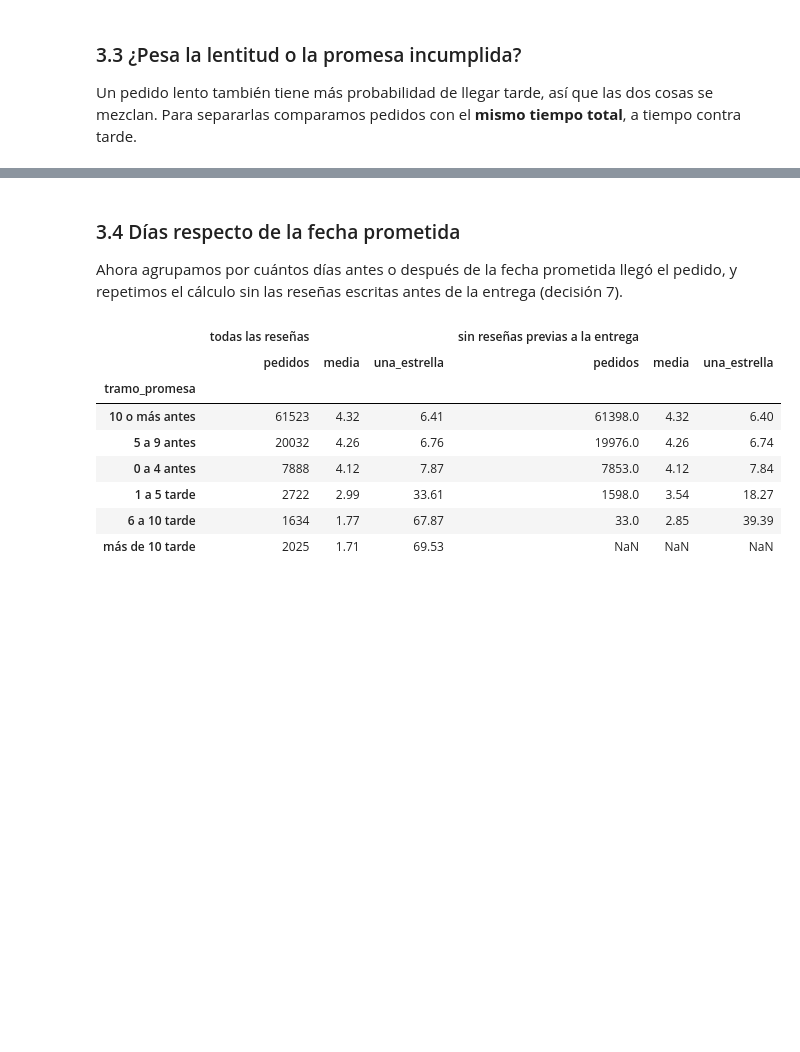
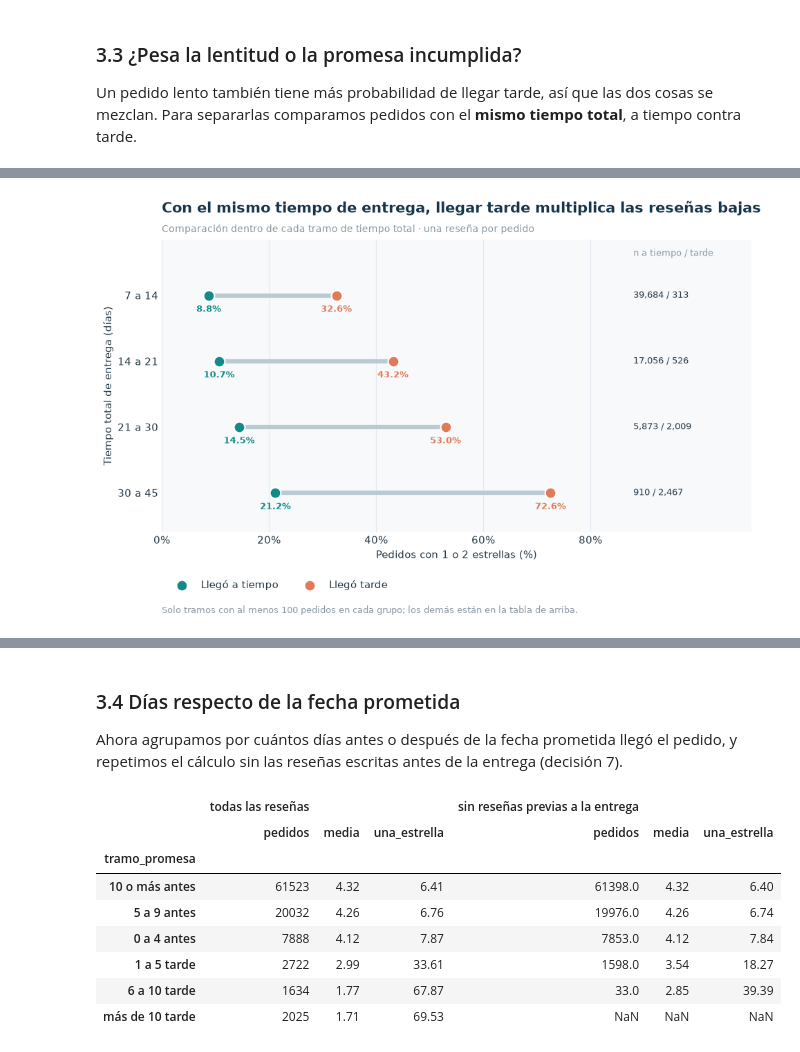
Before and after one commit to emilicorojas/proyecto-logistica-satisfaccion, a Jupyter notebook: analisis_logistica_satisfaccion.ipynb, the cells around one changed output, grey strips where cells are left out. Saved outputs shown, nothing was run; the diff lists cells and outputs as text; code cells hidden in the pictures; blank space fills up the shorter version.

```diff
--- a/analisis_logistica_satisfaccion.ipynb
+++ b/analisis_logistica_satisfaccion.ipynb
@@ -674,0 +730,20 @@ plt.close(fig)
+# %%
+tiempo_y_promesa = (
+    calificados.groupby(["tramo_total", "tarde"], observed=True)
+    .agg(
+        pedidos=("review_score", "size"),
+        media=("review_score", "mean"),
+        pct_baja=("calificacion_baja", "mean"),
+    )
+    .unstack("tarde")
+)
+tiempo_y_promesa.columns = [
+    f"{medida}_{'tarde' if llego_tarde else 'a_tiempo'}" for medida, llego_tarde in tiempo_y_promesa.columns
+]
+tiempo_y_promesa["pct_baja_a_tiempo"] *= 100
+tiempo_y_promesa["pct_baja_tarde"] *= 100
+display(tiempo_y_promesa.round(2))
+
+a_tiempo = calificados[~calificados["tarde"]]
+rho_a_tiempo = a_tiempo[["total_dias", "review_score"]].corr(method="spearman").iloc[0, 1]
+print(f"Spearman entre tiempo total y calificación, solo pedidos a tiempo: {rho_a_tiempo:.3f}")
@@ -674,0 +760,43 @@ plt.close(fig)
+# %%
+pares = tiempo_y_promesa[
+    tiempo_y_promesa["pedidos_a_tiempo"].ge(100) & tiempo_y_promesa["pedidos_tarde"].ge(100)
+]
+
+fig, ax = plt.subplots(figsize=(11, 5.5))
+y = np.arange(len(pares))
+ax.hlines(y, pares["pct_baja_a_tiempo"].to_numpy(), pares["pct_baja_tarde"].to_numpy(),
+          color="#B9CAD1", linewidth=4.5, zorder=2)
+ax.scatter(pares["pct_baja_a_tiempo"], y, s=130, color=COLOR_A_TIEMPO,
+           edgecolor="white", linewidth=1.5, zorder=3, label="Llegó a tiempo")
+ax.scatter(pares["pct_baja_tarde"], y, s=130, color=COLOR_TARDE,
+           edgecolor="white", linewidth=1.5, zorder=3, label="Llegó tarde")
+
+for fila, tramo in zip(y, pares.index):
+    a_tiempo_pct = pares.loc[tramo, "pct_baja_a_tiempo"]
+    tarde_pct = pares.loc[tramo, "pct_baja_tarde"]
+    ax.annotate(f"{a_tiempo_pct:.1f}%", (a_tiempo_pct, fila), xytext=(0, -17), textcoords="offset points",
+                ha="center", fontsize=9.5, fontweight="bold", color=COLOR_A_TIEMPO)
+    ax.annotate(f"{tarde_pct:.1f}%", (tarde_pct, fila), xytext=(0, -17), textcoords="offset points",
+                ha="center", fontsize=9.5, fontweight="bold", color=COLOR_TARDE)
+    ax.text(88, fila, f"{pares.loc[tramo, 'pedidos_a_tiempo']:,.0f} / {pares.loc[tramo, 'pedidos_tarde']:,.0f}",
+            va="center", fontsize=9.5)
+ax.text(88, -0.6, "n a tiempo / tarde", fontsize=9, color=TEMA["gris"])
+
+ax.set_yticks(y, pares.index.astype(str))
+ax.set_ylim(len(pares) - 0.4, -0.85)
+ax.set_xticks(range(0, 81, 20), [f"{valor}%" for valor in range(0, 81, 20)])
+ax.set(
+    xlim=(0, 110),
+    title="Con el mismo tiempo de entrega, llegar tarde multiplica las reseñas bajas",
+    xlabel="Pedidos con 1 o 2 estrellas (%)",
+    ylabel="Tiempo total de entrega (días)",
+)
+subtitulo(ax, "Comparación dentro de cada tramo de tiempo total · una reseña por pedido")
+ax.grid(axis="x", zorder=0)
+ax.legend(frameon=False, ncol=2, loc="upper left", bbox_to_anchor=(0, -0.13))
+nota(ax, "Solo tramos con al menos 100 pedidos en cada grupo; los demás están en la tabla de arriba.", y=-0.25)
+guardar_figura(fig, "figura_3_puntualidad_mismo_tiempo.png")
+plt.show()
+plt.close(fig)
+# %% [output]
+[figure, added]
```
Also changed, not shown: parts of 35 cells of this notebook, 11 other files.
